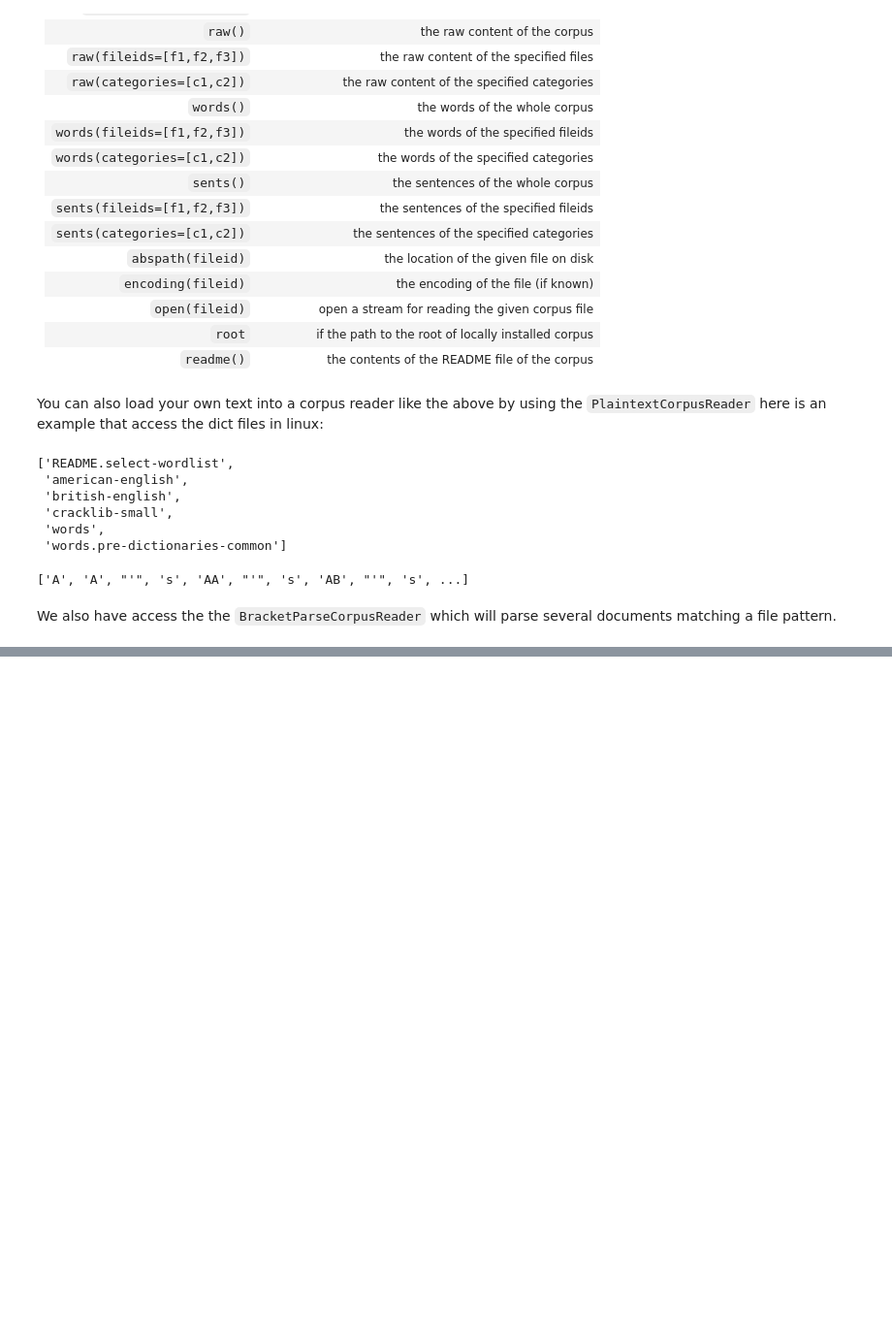
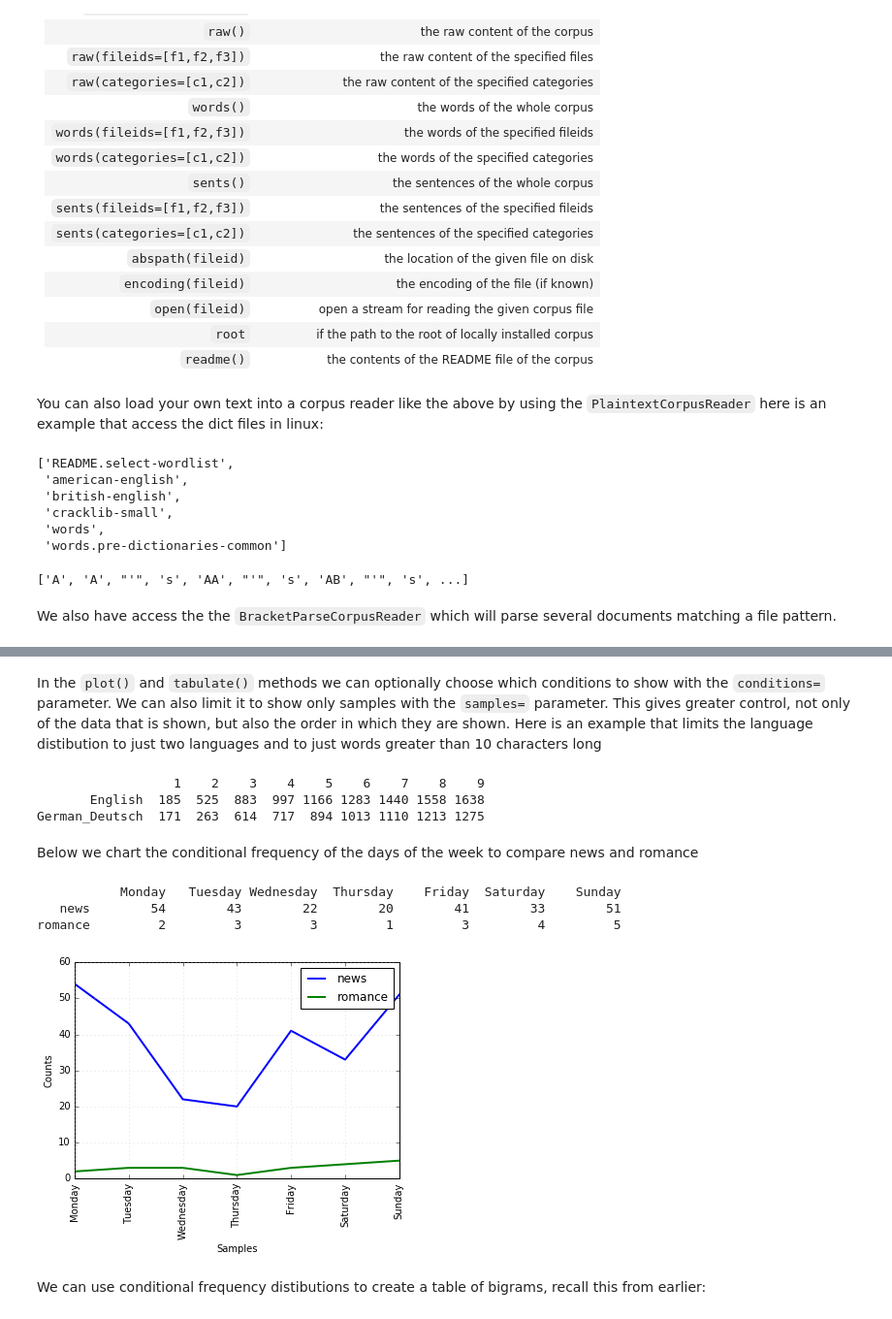
Before and after one commit to nephiw/nltk-book-notes, a Jupyter notebook: Chapter 2.ipynb, the cells around one changed output, grey strips where cells are left out. Shown at 97% size. Drawn from its saved outputs; the diff is of its cells as text; code cells hidden in the pictures; blank space fills up the shorter version.

Commit message:
Continued work on chapter two - worked on Conditional Frequence Dist

```diff
--- a/Chapter 2.ipynb
+++ b/Chapter 2.ipynb
@@ -138,0 +237,28 @@ We also have access the the `BracketParseCorpusReader` which will parse several
+# %% [markdown]
+In the `plot()` and `tabulate()` methods we can optionally choose which conditions to show with the `conditions=` parameter. We can also limit it to show only samples with the `samples=` parameter. This gives greater control, not only of the data that is shown, but also the order in which they are shown. Here is an example that limits the language distibution to just two languages and to just words greater than 10 characters long
+# %%
+cfd.tabulate(conditions=['English', 'German_Deutsch'], samples=range(1,10), cumulative=True)
+# %% [output]
+                  1    2    3    4    5    6    7    8    9
+       English  185  525  883  997 1166 1283 1440 1558 1638
+German_Deutsch  171  263  614  717  894 1013 1110 1213 1275
+# %% [markdown]
+Below we chart the conditional frequency of the days of the week to compare news and romance
+# %%
+from nltk.corpus import brown
+cfd = nltk.ConditionalFreqDist(
+    (genre, word)
+    for genre in ['news', 'romance']
+    for word in brown.words(categories=genre))
+
+days = ['Monday', 'Tuesday', 'Wednesday', 'Thursday', 'Friday', 'Saturday', 'Sunday']
+# %%
+cfd.tabulate(samples=days)
+cfd.plot(samples=days)
+# %% [output]
+           Monday   Tuesday Wednesday  Thursday    Friday  Saturday    Sunday
+   news        54        43        22        20        41        33        51
+romance         2         3         3         1         3         4         5
+[figure, added]
+# %% [markdown]
+We can use conditional frequency distibutions to create a table of bigrams, recall this from earlier:
```
Also changed, not shown: parts of 22 cells of this notebook.
